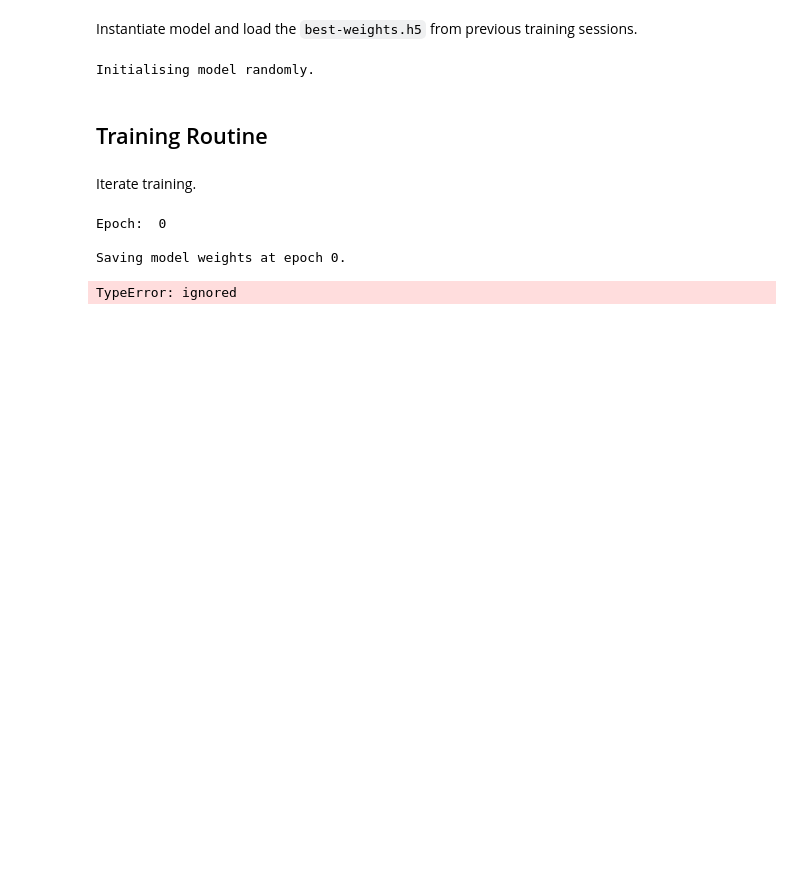
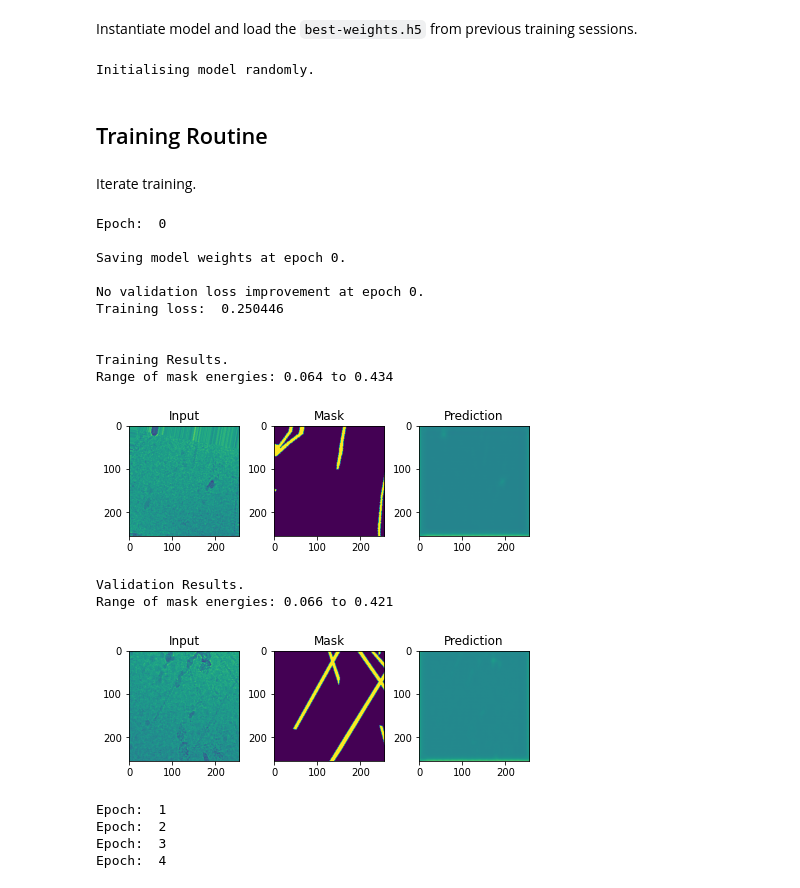
Before and after one commit to andrw3000/filament-segmentation, a Jupyter notebook: demos/train-autoencoder.ipynb, the cells around one changed output. Saved outputs shown, nothing was run; the diff lists cells and outputs as text; code cells hidden in the pictures; blank space fills up the shorter version.

Commit message:
Improved U-Net functionality

```diff
--- a/demos/train-autoencoder.ipynb
+++ b/demos/train-autoencoder.ipynb
@@ -22,15 +22,15 @@ drive.mount('/content/gdrive', force_remount=True)
 
 # Database choice
 batch_size = 10
-num_patches = 1  # Subsample taining data
+num_patches = 20  # Subsample taining data
 num_duplicates = 1  # Repeats of subsamples to augment
-apply_augmentation = False
+apply_augmentation = True
 shuffle_on = True
 
 
 # Locate data
 data_file = 'tomograms2D/all'  # No leading/trailing `/`
-database_name = 'all-2D-vanilla'
+database_name = 'all2D-pat20'
 exp_name = 'ae-' + database_name
 
 
@@ -52,11 +52,10 @@ valid_dir = os.path.join(root_dir, 'data/databases/' + database_name + '/valid')
 
 
 # Checkpoints
-checkpoint_dir = os.path.join(root_dir, 'checkpoints/' + exp_name)
+checkpoint_dir = os.path.join(root_dir, 'checkpoints')
 if not os.path.exists(checkpoint_dir):
     os.makedirs(checkpoint_dir)
-checkpoint_path = os.path.join(checkpoint_dir, 'cp-{epoch:04d}.h5')
-best_weights_path = os.path.join(checkpoint_dir, 'ae-best-weights.h5')
+best_weights_path = os.path.join(checkpoint_dir, exp_name + '.h5')
 
 
 # Figure Outputs
@@ -73,3 +68,7 @@ num_epochs = 1000
+# %%
+num_epochs = 50
+epoch_freq = 10
+learning_rate = 0.001
 # %% [markdown]
 Assert GPU/TPU and RAM capability.
 # %%
@@ -145,14 +144,17 @@ Validation set length:  2
 # %% [markdown]
 Instantiate model and load the `best-weights.h5` from previous training sessions.
 # %%
-from models import Autoencoder, ae_train_step, ae_test_step
+from models import AutoEncoder, ae_train_step, ae_test_step
+
+# Loss function
+loss_fn = tf.keras.losses.MSE
 
 # Instantiate model
-model = Autoencoder(autoencoder_lr=lr)
+model = AutoEncoder(loss_fn, lr=learning_rate)
 
 # Call model to build and initialise weights
-data_shape = list(train_set)[0][0].shape
-model(np.zeros(data_shape))
+example_input, _ = next(iter(train_set))
+model(example_input)
 
 if os.path.exists(best_weights_path):
     model.load_weights(best_weights_path)
@@ -170,7 +172,6 @@ Iterate training.
 # Iterate training session
 tlosses = []
 vlosses = []
-elosses = []
 best_epoch = 0
 save_weight_improvements = False
 for epoch in tqdm(range(num_epochs)):
@@ -240,34 +241,48 @@ for epoch in tqdm(range(num_epochs)):
                 os.path.join(
                     fig_dir, 'train_bnum{:02d}_epoch{:04d}'.format(i, epoch),
                     )
                 )
 
             print('\n')
             print('Validation Results.')
             print('Range of mask energies: {min:.3f} to {max:.3f}'
                   .format(min=np.min(evls_valid[i, :, :, 0]),
                           max=np.max(evls_valid[i, :, :, 0]),
                           )
                   )
             fig, ax = plt.subplots(1, 3, constrained_layout=True)
             ax[0].imshow(imgs_valid[i, :, :, 0])
             ax[0].set_title('Input')
             ax[1].imshow(msks_valid[i, :, :, 0])
             ax[1].set_title('Mask')
             ax[2].imshow(evls_valid[i, :, :, 0])
             ax[2].set_title('Prediction')
             plt.show()
             fig.savefig(
                 os.path.join(fig_dir,
                              'valid_bnum{:02d}_epoch{:04d}'.format(i, epoch),
                              )
                         )
             print('\n')
 # %% [output]
 Epoch:  0
 
 Saving model weights at epoch 0.
+
+No validation loss improvement at epoch 0.
+Training loss:  0.250446
+
+
+Training Results.
+Range of mask energies: 0.064 to 0.434
+[figure, added]
-TypeError: ignored
+Validation Results.
+Range of mask energies: 0.066 to 0.421
+[figure, added]
+Epoch:  1
+Epoch:  2
+Epoch:  3
+Epoch:  4
 # %%
 # Generate loss plot
 fig, ax = plt.subplots(1, 1)
```
Also changed, not shown: parts of 2 cells of this notebook, 7 other files.
